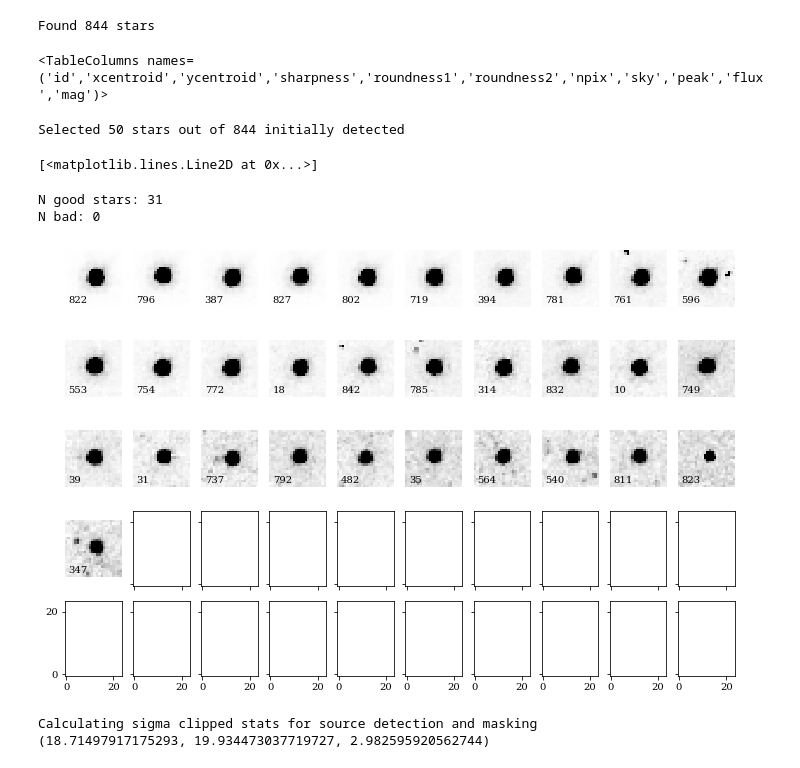
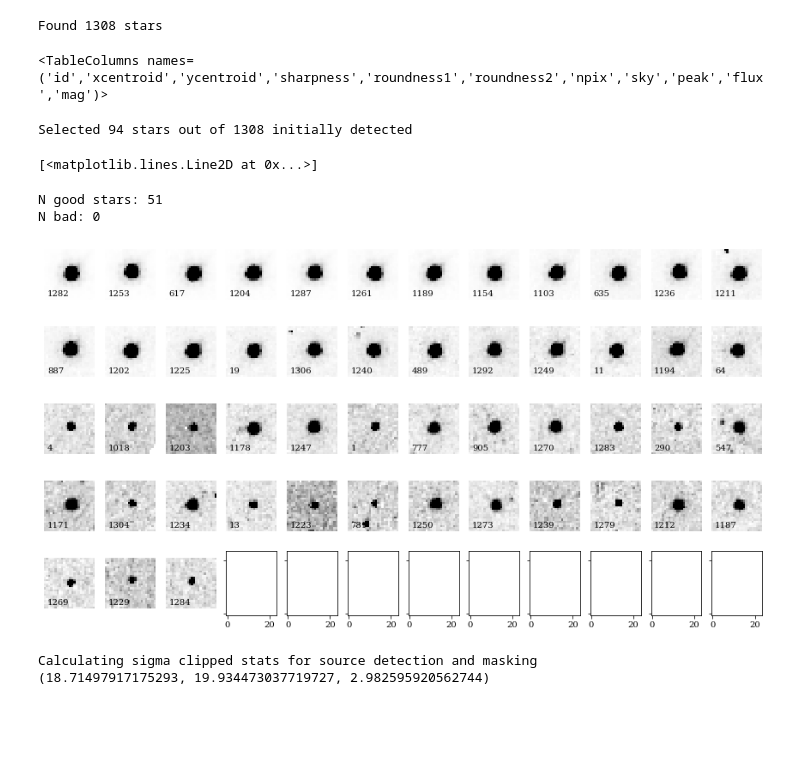
Before and after one commit to iskren-y-g/SB, a Jupyter notebook: psf_phot.ipynb, the cells around one changed output. Drawn from its saved outputs; the diff is of its cells as text; code cells hidden in the pictures; blank space fills up the shorter version.

```diff
--- a/psf_phot.ipynb
+++ b/psf_phot.ipynb
@@ -96,13 +77,13 @@ fig1_ax1.imshow(data, origin = 'lower', vmin=0., vmax = data.mean()*2, cmap = 'G
 
 from photutils.detection import DAOStarFinder
 
-dao_find = DAOStarFinder(threshold=100, fwhm=2.0, peakmax=9e4, sigma_radius=6, exclude_border=True, sharplo=0.6, sharphi=1.05, roundlo=-.1, roundhi=0.2) #, brightest=250)
+dao_find = DAOStarFinder(threshold=50, fwhm=2.0, peakmax=9e4, sigma_radius=6, exclude_border=True, sharplo=0.6, sharphi=1.05, roundlo=-.1, roundhi=0.2) #, brightest=250)
 # %%
 stars_tbl = dao_find(data)
 print('Found {:} stars'.format(len(stars_tbl['id'])))
 stars_tbl.sort('mag')
 # %% [output]
-Found 844 stars
+Found 1308 stars
 # %%
 stars_tbl.columns
 # %% [output]
@@ -119,12 +100,13 @@ y = stars_tbl['ycentroid']
 
 # Filter by property
 xcen=3800 ; ycen=2300
+excl_radius = 1100
 
-round1=.15; round2=.15; sharp=0.85; mag_faint_inst = -2.0
+round1=.25; round2=.25; sharp=0.85; mag_faint_inst = -2.0
 
 mask = ((x > hsize) & (x < (data.shape[1] -1 - hsize)) & \
         (y > hsize) & (y < (data.shape[0] -1 - hsize)) & \
-        (np.sqrt((x-xcen)**2 + (y-ycen)**2)>=1000) & \
+        (np.sqrt((x-xcen)**2 + (y-ycen)**2)>=excl_radius) & \
         (stars_tbl['mag']<=mag_faint_inst) & \
         (stars_tbl['sharpness']>=sharp) & \
         (abs(stars_tbl['roundness1'])<=round1) & \
@@ -137,7 +119,7 @@ print('Selected {:} stars out of {:} initially detected'.format(len(temp_tbl['id
 fig1_ax1.plot(stars_tbl['xcentroid'],stars_tbl['ycentroid'],'o',alpha=0.25, color='cyan')
 fig1_ax1.plot(temp_tbl['xcentroid'],temp_tbl['ycentroid'],'o',alpha=0.25, color='red')
 # %% [output]
-Selected 50 stars out of 844 initially detected
+Selected 94 stars out of 1308 initially detected
 [<matplotlib.lines.Line2D at 0x...>]
 # %%
 # Selecting EPSFStars, from which we’ll build our ePSF
@@ -155,42 +137,43 @@ bad_list = []
 temp_tbl.add_index('id')
 
 for epsf_star in temp_tbl:
-    epsf_star_data = data[int(epsf_star['ycentroid']-12):int(epsf_star['ycentroid']+12),int(epsf_star['xcentroid']-12):int(epsf_star['xcentroid']+12)].copy()
+    epsf_star_data = data[int(epsf_star['ycentroid']-hsize):int(epsf_star['ycentroid']+hsize),int(epsf_star['xcentroid']-hsize):int(epsf_star['xcentroid']+hsize)].copy()
     mean, median, std = sigma_clipped_stats(epsf_star_data, sigma=3.0)
     if std <= mean*mean_median_factor and std <= median*mean_median_factor:
         #print(epsf_star.id_label, mean, median, std,epsf_star.data.min())
         good_list_count.append(i)
         good_list.append(int(epsf_star['id']))
+#        print(epsf_star['id'],median,epsf_star_data.min())
     else:
         bad_list.append(epsf_star['id'])
 #        print(epsf_star['id'], end=', ')
 #        temp_tbl.remove_row(temp_tbl.loc[int(epsf_star['id'])].index)
     i+=1
 print('N good stars: {:}\nN bad: {:}'.format(len(good_list),len(bad_list)))
 
 #from astropy.visualization import simple_norm
-ncols = 10
+ncols = 12
 if round(len(good_list_count)/ncols)<=2 :
     nrows = round(len(good_list_count)/ncols)
 else:
     nrows = 5
 
 #nrows = 5
 if 'fig3' in globals(): plt.close(fig=fig3)
-fig3, ax = plt.subplots(nrows=nrows, ncols=ncols, squeeze=True,figsize=(12,8),sharex=True, sharey=True)
+fig3, ax = plt.subplots(nrows=nrows, ncols=ncols, squeeze=True,figsize=(15,8),sharex=True, sharey=True)
 fix_canvas(fig3)
 
 ax = ax.ravel()
 for i,epsf_star in zip(range(len(good_list_count)),range(len(temp_tbl['id']))):
     epsf_star = temp_tbl[epsf_star]
-    epsf_star_data = data[int(epsf_star['ycentroid']-12):int(epsf_star['ycentroid']+12),int(epsf_star['xcentroid']-12):int(epsf_star['xcentroid']+12)].copy()
+    epsf_star_data = data[int(epsf_star['ycentroid']-hsize):int(epsf_star['ycentroid']+hsize),int(epsf_star['xcentroid']-hsize):int(epsf_star['xcentroid']+hsize)].copy()
     ax[i].imshow(epsf_star_data, vmin=epsf_star_data.min(), vmax=epsf_star_data.mean()*2, origin='lower', cmap='Greys') # norm=norm,
     ax[i].text(1,1,'{:}'.format(epsf_star['id']))
     ax[i].axis('off')
 # %% [output]
-N good stars: 31
+N good stars: 51
 N bad: 0
-[figure, old version]
+[figure, new version]
 # %%
 # Manually remove bad stars from the list above and re run the plot
 #
```
Also changed, not shown: parts of 16 cells of this notebook.
